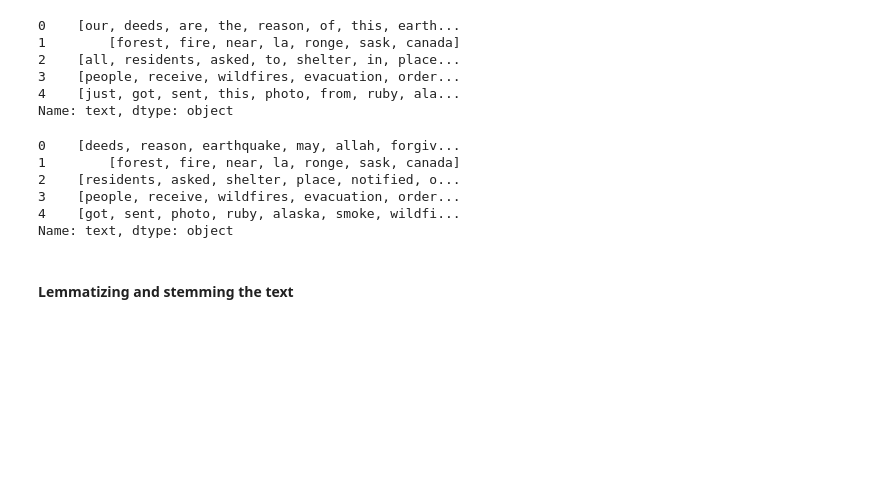
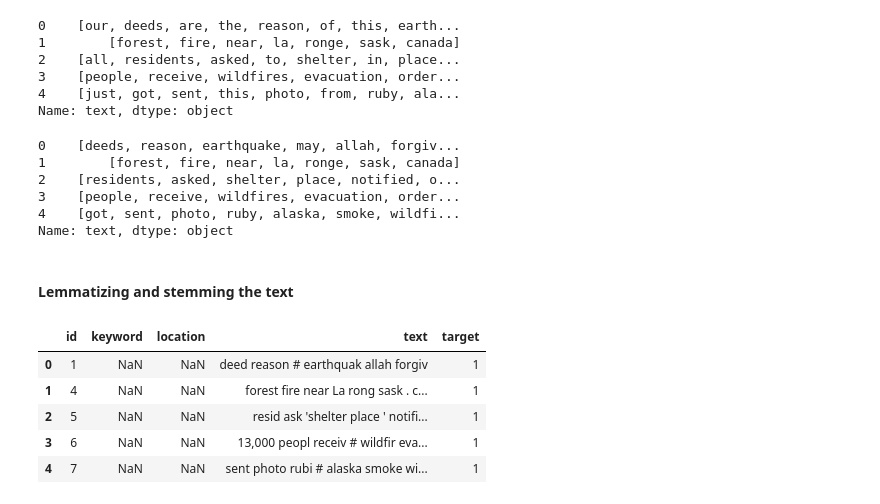
Before and after one commit to Sarankdl/Real-or-Not-NLP-with-Disaster-Tweets, a Jupyter notebook: Disaster_Tweets_NLP.ipynb, the cells around one changed output. Drawn from its saved outputs; the diff is of its cells as text; code cells hidden in the pictures; blank space fills up the shorter version.

```diff
--- a/Disaster_Tweets_NLP.ipynb
+++ b/Disaster_Tweets_NLP.ipynb
@@ -414 +414,13 @@ def combine_text(list_of_text):
     return combined_text
+# %%
+train['text'] = train['text'].apply(lambda x : combine_text(x))
+test['text'] = test['text'].apply(lambda x : combine_text(x))
+train['text']
+train.head()
+# %% [output]
+|  | id | keyword | location | text | target |
+| 0 | 1 | NaN | NaN | deed reason # earthquak allah forgiv | 1 |
+| 1 | 4 | NaN | NaN | forest fire near La rong sask . c... | 1 |
+| 2 | 5 | NaN | NaN | resid ask 'shelter place ' notifi... | 1 |
+| 3 | 6 | NaN | NaN | 13,000 peopl receiv # wildfir eva... | 1 |
+| 4 | 7 | NaN | NaN | sent photo rubi # alaska smoke wi... | 1 |
```
Also changed, not shown: parts of 11 cells of this notebook.
